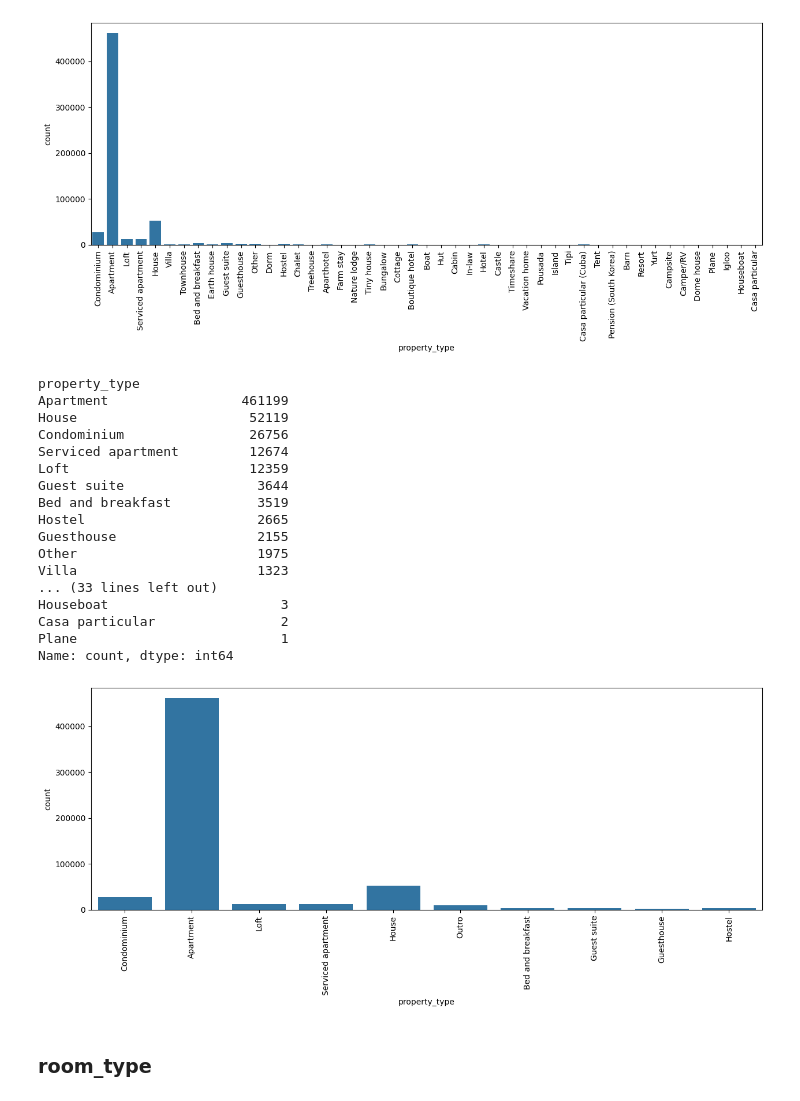
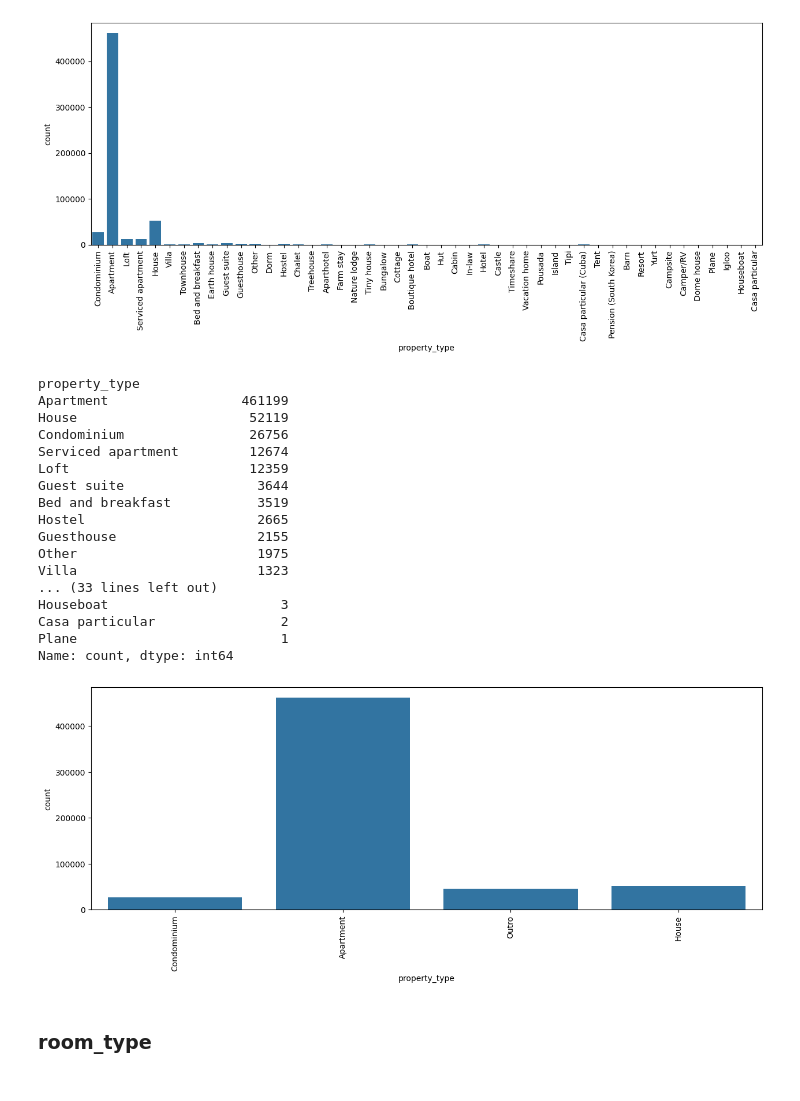
Before and after one commit to guilhermebatis/airbnb-price-prediction-rio, a Jupyter notebook: SolucaoAirbnbRio.ipynb, the cells around one changed output. Cells and saved outputs as stored; diff of their text form; code cells hidden in the pictures.

```diff
--- a/SolucaoAirbnbRio.ipynb
+++ b/SolucaoAirbnbRio.ipynb
@@ -545,35 +550,35 @@ Name: count, dtype: int64
 # %%
 print(base_airbnb['property_type'].value_counts())
 
 contagem = base_airbnb['property_type'].value_counts()
 
 # agrupando categorias com menos de 21000 ocorrências em 'Outro'
 base_airbnb['property_type'] = base_airbnb['property_type'].where(
-    base_airbnb['property_type'].map(contagem) > 2100, 'Outro')
+    base_airbnb['property_type'].map(contagem) > 15000, 'Outro')
 
 
 plt.figure(figsize=(15, 5))
 grafico = sns.countplot(x='property_type', data=base_airbnb)
 grafico.tick_params(axis='x', rotation=90)
 # %% [output]
 property_type
 Apartment                 461199
 House                      52119
 Condominium                26756
 Serviced apartment         12674
 Loft                       12359
 Guest suite                 3644
 Bed and breakfast           3519
 Hostel                      2665
 Guesthouse                  2155
 Other                       1975
 Villa                       1323
 ... (33 lines left out)
 Houseboat                      3
 Casa particular                2
 Plane                          1
 Name: count, dtype: int64
-[figure, old version]
+[figure, new version]
 # %% [markdown]
 ### room_type
 # %%
```
Also changed, not shown: parts of 11 cells of this notebook, 8 other files.
